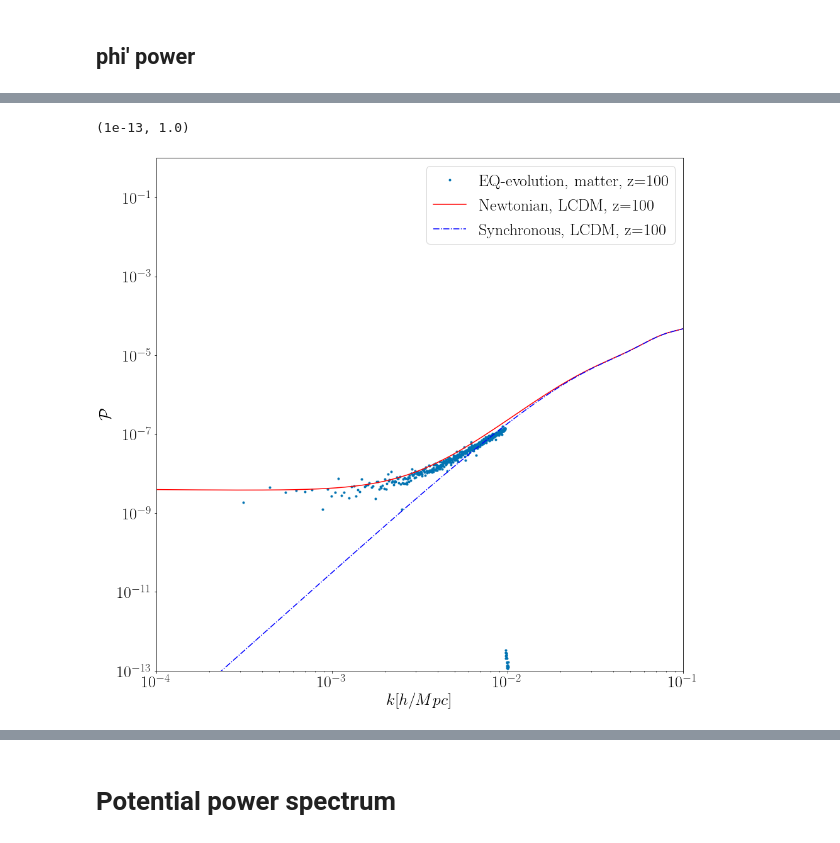
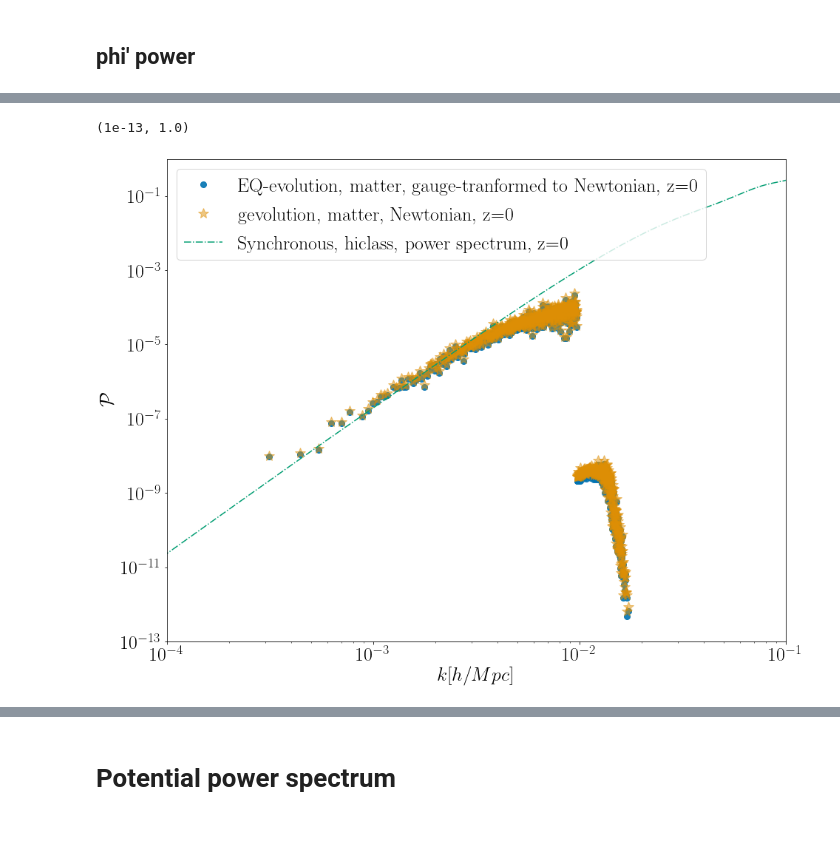
Before and after one commit to FarbodHassani/EQevolution, a Jupyter notebook: Notebook/Quintessence.ipynb, the cells around one changed output, grey strips where cells are left out. Saved outputs shown, nothing was run; the diff lists cells and outputs as text; code cells hidden in the pictures.

```diff
--- a/Notebook/Quintessence.ipynb
+++ b/Notebook/Quintessence.ipynb
@@ -60,7 +76,7 @@ cs2=1.e-4;
 c=2.99792458*1.e5; #Km/s
 H0=100*h/c; #H0 in 1/Mpc unit. 0.00022593979933110373
 w=-0.9;
-k_q = class_tk[0][:,0];
+k_q = data['class_tk']['z='+str(redshifts[i])][:,0];
 zini = 100.
 aini = 1./(1+zini);
 Normlization = As*(k_q/kp)**(ns-1.);
@@ -81,17 +97,21 @@ scalar_pp = interpolate.interp1d(bg[:,0],bg[:,31])
 ###### hiclass results:
 # redshifts = [100,50,20]
 l=0
-for i in range(0,1):
-    alpha = (class_tk[i][:,11] + 6.0 *class_tk[i][:,13] )/(2.*k_q*k_q);
-    Vx = class_tk[i][:,5]
+for i in range(0,6):
+    class_tk = data['class_tk']['z='+str(redshifts[i])];
+    alpha = (class_tk[:,11] + 6.0 *class_tk[:,13] )/(2.*k_q*k_q);
+    Vx = class_tk[:,5]
     Vx = Vx +  alpha/h/h; # gauge transfomration to the Newtonian gauge #NOTE that v_x is in [1/Mpc]
     delta_phi = Vx * (1+redshifts[i]) * scalar_p(redshifts[i]);  #delta phi [hiclass] [1] = phi'[hiclass][1/T]/a * V_X (hiclass)[T]
     #delta phi [gev] [1] = phi'[gev][1/T]/a * V_X (gev)[T] ## V_X(gev)[T] = V_X[hiclass][T] * H_0 [hiclass]/H0[gev]
 
 #   delta_phi = Vx * (1+redshifts[i]) * scalar_p(redshifts[i])/ Hconf_hiclass(0);  #
-    plt.plot(class_tk[i][:,0], (delta_phi)**2* Normlization,"-.", color = Colors[l] , label = "$\delta \phi$, hiCLASS, z="+str(redshifts[i]))
+    plt.plot(class_tk[:,0], (delta_phi)**2* Normlization,"-.", color = Colors[l] , label = "$\delta \phi$, hiCLASS, z="+str(redshifts[i]))
 
-    plt.plot(gev_V_pi[i][:,0],gev_pi[i][:,1],".", color = Colors[l] , label = "$\delta \phi$, z="+str(redshifts[i]))
+    # EQ-evolution
+    k = data['eq_ev']['pi']['z='+str(redshifts[i])][:,0]
+    pk = data['eq_ev']['pi']['z='+str(redshifts[i])][:,1]
+    plt.plot(k, pk,".", color = Colors[l] , label = "$\delta \phi$, z="+str(redshifts[i]))
     l=l+1
 plt.legend()
 plt.ylabel(r"$\mathcal{P}$")
@@ -99,5 +119,5 @@ plt.xlabel(r"$k[h/Mpc]$")
 plt.xscale('log')
 plt.yscale('log')
 plt.xlim(1.e-4,1.e0)
-plt.ylim(1.e-13,6.e-10)
+plt.ylim(1.e-13,6.e-8)
 # %% [output]
@@ -186,7 +208,7 @@ cs2=1.e-4;
 c=2.99792458*1.e5; #Km/s
 H0=100*h/c; #H0 in 1/Mpc unit. 0.00022593979933110373
 w=-0.9;
-k_q = class_tk[0][:,0];
+# k_q = class_tk[0][:,0];
 
 rho_fld = interpolate.interp1d(bg[:,0] ,bg[:,12])
 rho_cdm = interpolate.interp1d(bg[:,0] ,bg[:,11])
@@ -204,65 +226,72 @@ Hconf_hiclass = interpolate.interp1d(bg[:,0] ,bg[:,3] * a_hiclass  )
 rho_b = interpolate.interp1d(bg[:,0] ,bg[:,10])
 rho_cdm = interpolate.interp1d(bg[:,0] ,bg[:,11])
 
-Pk_newt_hiclass=[]
-for i in range(np.shape(redshifts)[0]):
-    Pk_newt_hiclass.append(np.loadtxt("./../../EQ_hi_class/output/quin_z"+str(i+1)+"_pk.dat"));
-
 plt.rc('text', usetex=True)
 font = {'family' : 'normal',
         'weight' : 'bold',
         'size'   : text_size}
 
 matplotlib.rc('font', **font)
 
-plt.figure(figsize=(15,15))
+plt.figure(figsize=(15,12))
+
+# Reference:
 
 ###### hiclass results:
 l=0
-for i in range(0,1):
-    alpha = (class_tk[i][:,11] + 6.0 *class_tk[i][:,13] )/(2.*k_q*k_q);
-#     d_b
+for i in range(5,6):
     z=redshifts[i]
+#     class_tk = data['class_tk']['z='+str(redshifts[i])];
+#     k_q=class_tk[:,0]
+#     alpha = (class_tk[:,11] + 6.0 *class_tk[:,13] )/(2.*k_q*k_q);
+# #     d_b
 
-    k= class_tk[i][:,0]
-    h_prime=class_tk[i][:,10]
-    eta_prime = class_tk[i][:,12]
-    psi = class_tk[i][:,8]
-    phi = class_tk[i][:,7]
-    eta = class_tk[i][:,11]
-    alpha = (h_prime + 6.*eta_prime)/(2.*k*k);
-    alpha_prime = psi + phi - eta;
-    #####
+#     k_q= class_tk[:,0]
+#     h_prime=class_tk[:,10]
+#     eta_prime = class_tk[:,12]
+#     psi = class_tk[:,8]
+#     phi = class_tk[:,7]
+#     eta = class_tk[:,11]
+#     alpha = (h_prime + 6.*eta_prime)/(2.*k_q*k_q);
+#     alpha_prime = psi + phi - eta;
+#     #####
+#     d_b = class_tk[:,2]
+#     d_cdm = class_tk[:,3]
+#     d_tot = (d_b * rho_b(z) + d_cdm * rho_cdm(z))/(rho_b(z)+rho_cdm(z))
+#     z= redshifts[i];
+#     d_tot = d_tot - alpha * 3. * Hconf_hiclass(z)
+#     plt.plot(class_tk[:,0], (d_tot )**2* Normlization,"-*", color = Colors[l] , label = r"$\delta_{tot}$, hiCLASS transfer gauge transformed, z="+str(z))
+
+    k_h = data['eq_ev']['m']['z='+str(redshifts[i])] [:,0]
+    pk = data['eq_ev']['m']['z='+str(redshifts[i])] [:,1]
+    plt.plot(k_h, (pk),"o", color = Colors[l],markersize=8 , label = "EQ-evolution, matter, gauge-tranformed to Newtonian, z="+str(z), alpha=0.9)
 
 
-    d_b = class_tk[i][:,2]
-    d_cdm = class_tk[i][:,3]
-    d_tot = (d_b * rho_b(z) + d_cdm * rho_cdm(z))/(rho_b(z)+rho_cdm(z))
-    z= redshifts[i];
+    k_h = data['ref']['m']['z='+str(redshifts[i])] [:,0]
+    pk = data['ref']['m']['z='+str(redshifts[i])] [:,1]
+    plt.plot(k_h, (pk),"*", color = Colors[l+1],markersize=15 , label = "gevolution, matter, Newtonian, z="+str(z), alpha=0.5)
 
-#     d_tot = d_tot - alpha * 3. * Hconf_hiclass(z)
-#     plt.plot(class_tk[0][:,0], (d_tot )**2* Normlization,"-*", color = Colors[l] , label = r"$\delta_{tot}$, hiCLASS transfer gauge transformed, z="+str(z))
+#     k_q = data['class_tk']['z='+str(redshifts[i])][:,0];
+#     tk = data['class_tk']['z='+str(redshifts[i])]
+#     Normlization = As*(k_q/kp)**(ns-1.);
+#     plt.plot(k_q, (tk[:,6])**2* Normlization,"-.", color = Colors[l+1] , label = r"Synchronous, hiclass, matter tk, z="+str(z))
 
-    k_h = Pk_newt_hiclass[i][:,0];
-    plt.plot(gev_m[i][:,0], (gev_m[i][:,1]),".", color = Colors[l] , label = "EQ-evolution, matter, z="+str(z))
-#     plt.plot(Pk_newt_hiclass[i][:,0], Pk_newt_hiclass[i][:,1] *k_h**3/(2.*np.pi**2) ,"-.",color = Colors[l],label = r"hiclass, power, z="+str(z))
+
+    k_q = data['class_pk']['z='+str(redshifts[i])][:,0];
+    pk = data['class_pk']['z='+str(redshifts[i])][:,1]
+#     Normlization = As*(k_q/kp)**(ns-1.);
+    plt.plot(k_q, pk*k_q**3/(2.*np.pi**2),"-.", color = Colors[l+2] , label = r"Synchronous, hiclass, power spectrum, z="+str(z))
     l=l+1
 
-k_q = tk_new[:,0];
-Normlization = As*(k_q/kp)**(ns-1.);
-plt.plot(tk_new[:,0], (tk_new[:,6])**2* Normlization,"-", color = "red" , label = r"Newtonian, LCDM, z="+str(100))
 
-k_q = tk_sync[:,0];
-
-plt.plot(tk_sync[:,0], (tk_sync[:,6])**2* Normlization,"-.", color = "blue" , label = r"Synchronous, LCDM, z="+str(100))
 
 plt.legend()
 plt.ylabel(r"$\mathcal{P}$")
 plt.xlabel(r"$k[h/Mpc]$")
 plt.xscale('log')
 plt.yscale('log')
 plt.xlim(1.e-4,1.e-1)
 plt.ylim(1.e-13,1.e0)
 # %% [output]
 (1e-13, 1.0)
-[figure, old version]
+[figure, new version]
```
Also changed, not shown: parts of 16 cells of this notebook, 5 other files.
